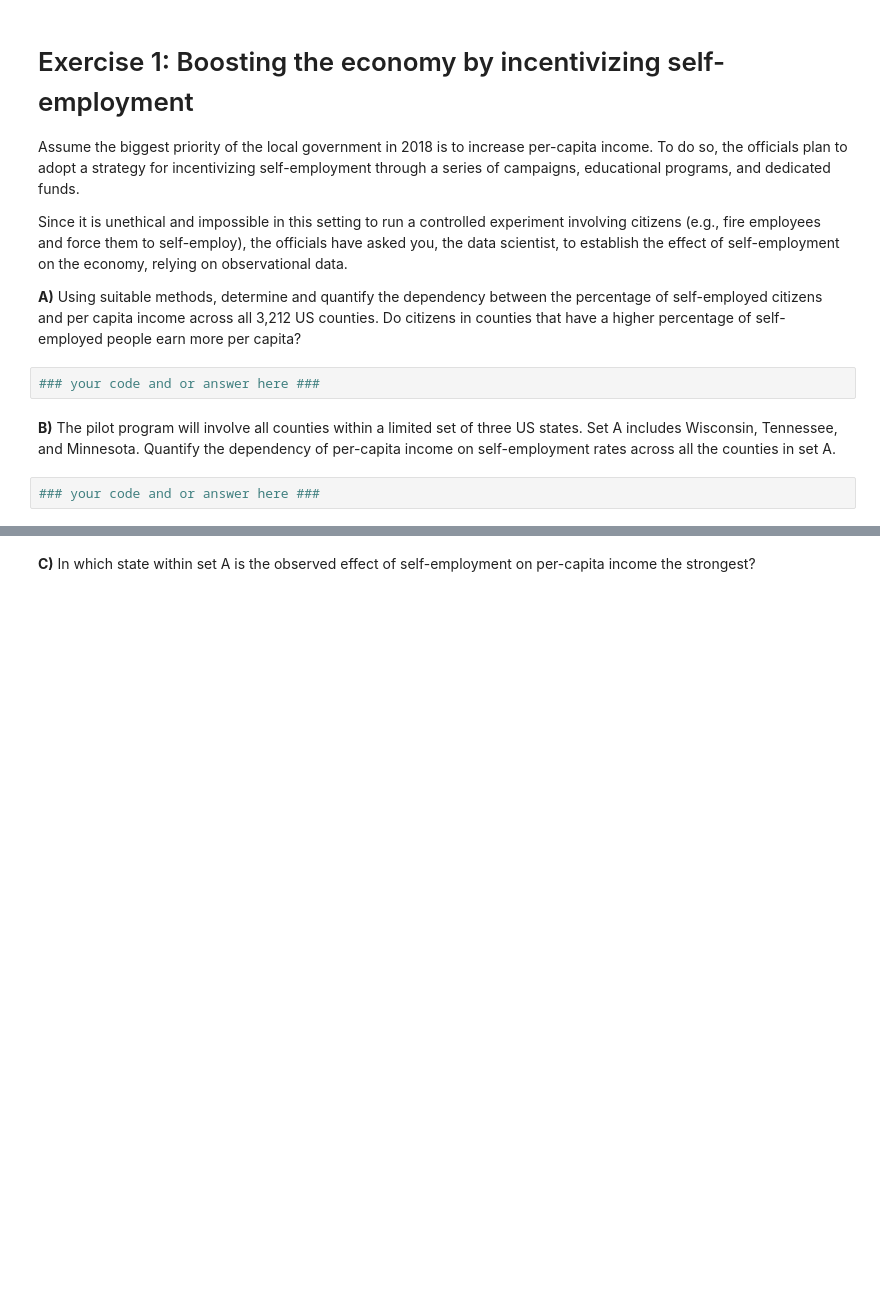
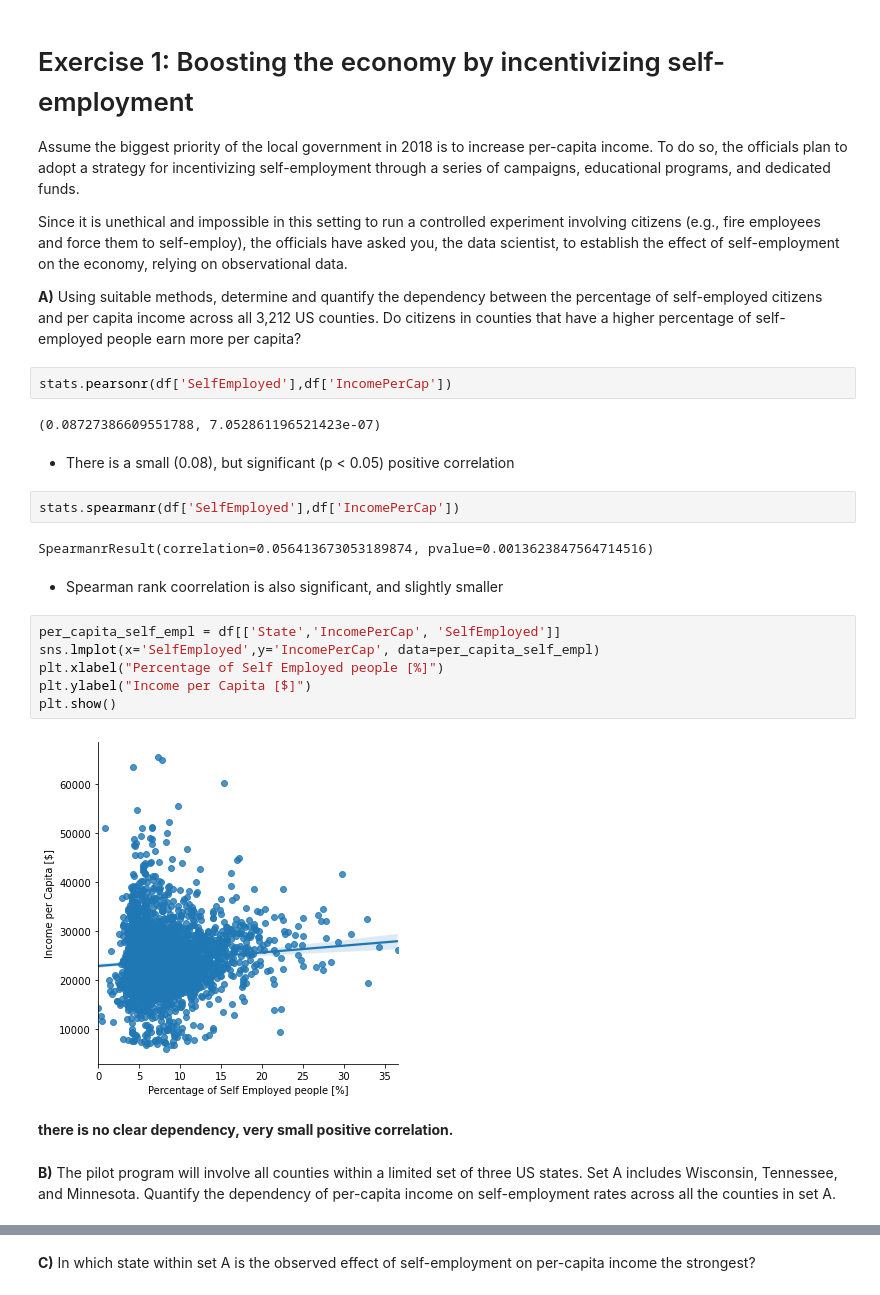
Before and after one commit to nourGhribi/2020, a Jupyter notebook: Tutorials/03 - Describing data/Describing_data_exercise.ipynb, the cells around one changed output, grey strips where cells are left out. Drawn from its saved outputs; the diff is of its cells as text; blank space fills up the shorter version.

```diff
--- a/Tutorials/03 - Describing data/Describing_data_exercise.ipynb
+++ b/Tutorials/03 - Describing data/Describing_data_exercise.ipynb
@@ -164,9 +164,27 @@ Assume the biggest priority of the local government in 2018 is to increase per-c
 Since it is unethical and impossible in this setting to run a controlled experiment involving citizens (e.g., fire employees and force them to self-employ), the officials have asked you, the data scientist, to establish the effect of self-employment on the economy, relying on observational data.
 
 **A)** Using suitable methods, determine and quantify the dependency between the percentage of self-employed citizens and per capita income across all 3,212 US counties. Do citizens in counties that have a higher percentage of self-employed people earn more per capita?
-# %%
-### your code and or answer here ###
+# %%
+stats.pearsonr(df['SelfEmployed'],df['IncomePerCap'])
+# %% [output]
+(0.08727386609551788, 7.052861196521423e-07)
+# %% [markdown]
+- There is a small (0.08), but significant (p < 0.05) positive correlation
+# %%
+stats.spearmanr(df['SelfEmployed'],df['IncomePerCap'])
+# %% [output]
+SpearmanrResult(correlation=0.056413673053189874, pvalue=0.0013623847564714516)
+# %% [markdown]
+- Spearman rank coorrelation is also significant, and slightly smaller
+# %%
+per_capita_self_empl = df[['State','IncomePerCap', 'SelfEmployed']]
+sns.lmplot(x='SelfEmployed',y='IncomePerCap', data=per_capita_self_empl)
+plt.xlabel("Percentage of Self Employed people [%]")
+plt.ylabel("Income per Capita [$]")
+plt.show()
+# %% [output]
+[figure, added]
+# %% [markdown]
+**there is no clear dependency, very small positive correlation.**
 # %% [markdown]
 **B)** The pilot program will involve all counties within a limited set of three US states. Set A includes Wisconsin, Tennessee, and  Minnesota. Quantify the dependency of per-capita income on self-employment rates across all the counties in set A.
-# %%
-### your code and or answer here ###
```
Also changed, not shown: parts of 37 cells of this notebook.
